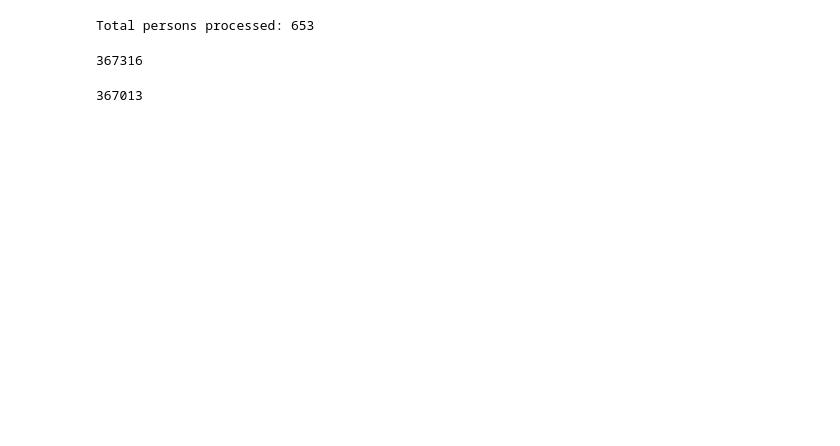
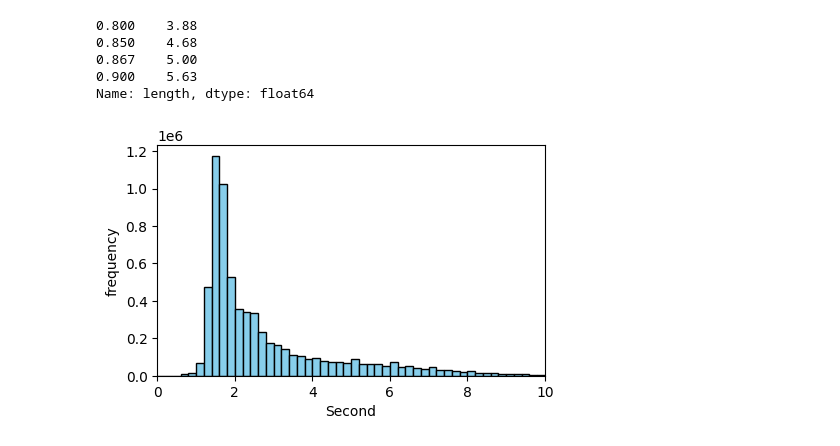
Before and after one commit to SongHunHan/VoiceAuth-AI, a Jupyter notebook: EDA.ipynb, the cells around one changed output. Drawn from its saved outputs; the diff is of its cells as text; code cells hidden in the pictures; blank space fills up the shorter version.

Commit message:
[MOD] train, valid split & data preprocessing(delete small data)

```diff
--- a/EDA.ipynb
+++ b/EDA.ipynb
@@ -19,0 +12,2 @@ for subdir, dirs, files in os.walk(root_folder):
+# %%
+root_path = '/workspace/ssd/AI_hub/speech_recognition/'
@@ -20,3 +16,8 @@ for subdir, dirs, files in os.walk(root_folder):
+# %%
+for root, _, files in os.walk(root_path):
+    for file in files:
+        if file.endswith('.wav'):
+            wav_files.append(os.path.join(root,file))
 # %%
 # 파일 수 및 기본 정보 확인
 print(f"Total number of WAV files: {len(wav_files)}")
@@ -34,0 +28,2 @@ for wav_file in tqdm(wav_files, desc="Processing WAV files"):
+# %%
+result = parmap.map(process_audio_function, wav_files, pm_pbar=True, pm_processes=16)
@@ -35,3 +33,7 @@ for wav_file in tqdm(wav_files, desc="Processing WAV files"):
+# %%
+for sample_rate, second in result:
+    sample_rates.append(sample_rate)
+    lengths.append(second)
 # %%
 # 데이터프레임으로 변환
 df = pd.DataFrame({
@@ -243,24 +44,19 @@ for k, files in speaker_datas.items():
-# %%
-print(f'Total persons processed: {len(speaker_datas)}')
-# %% [output]
-Total persons processed: 653
-# %%
-# 모든 .wav 파일을 리스트에 저장
-data = []
-for root, dirs, files in os.walk(validation_dir):
-    for file in files:
-        if file.endswith(".wav"):
-            data.append(os.path.join(root, file))
-len(data)
-# %% [output]
-367316
-# %%
-# 모든 .wav 파일을 리스트에 저장
-data = []
-for root, dirs, files in os.walk(test_dir):
-    for file in files:
-        if file.endswith(".wav"):
-            data.append(os.path.join(root, file))
-len(data)
-# %% [output]
-367013
+# %%
+# 80%, 90% 백분위수 계산
+percentiles = df['length'].quantile([0.80, 0.85, 0.867, 0.90])
+print(percentiles)
+# %% [output]
+0.800    3.88
+0.850    4.68
+0.867    5.00
+0.900    5.63
+Name: length, dtype: float64
+# %%
+plt.figure(figsize=(5, 3))
+plt.hist(df['length'], color='skyblue',edgecolor='black',bins=50, range=(0,10))
+plt.xlim(0, 10)
+plt.xlabel('Second')
+plt.ylabel('frequency')
+plt.show()
+# %% [output]
+[figure, added]
```
Also changed, not shown: parts of 67 cells of this notebook.
